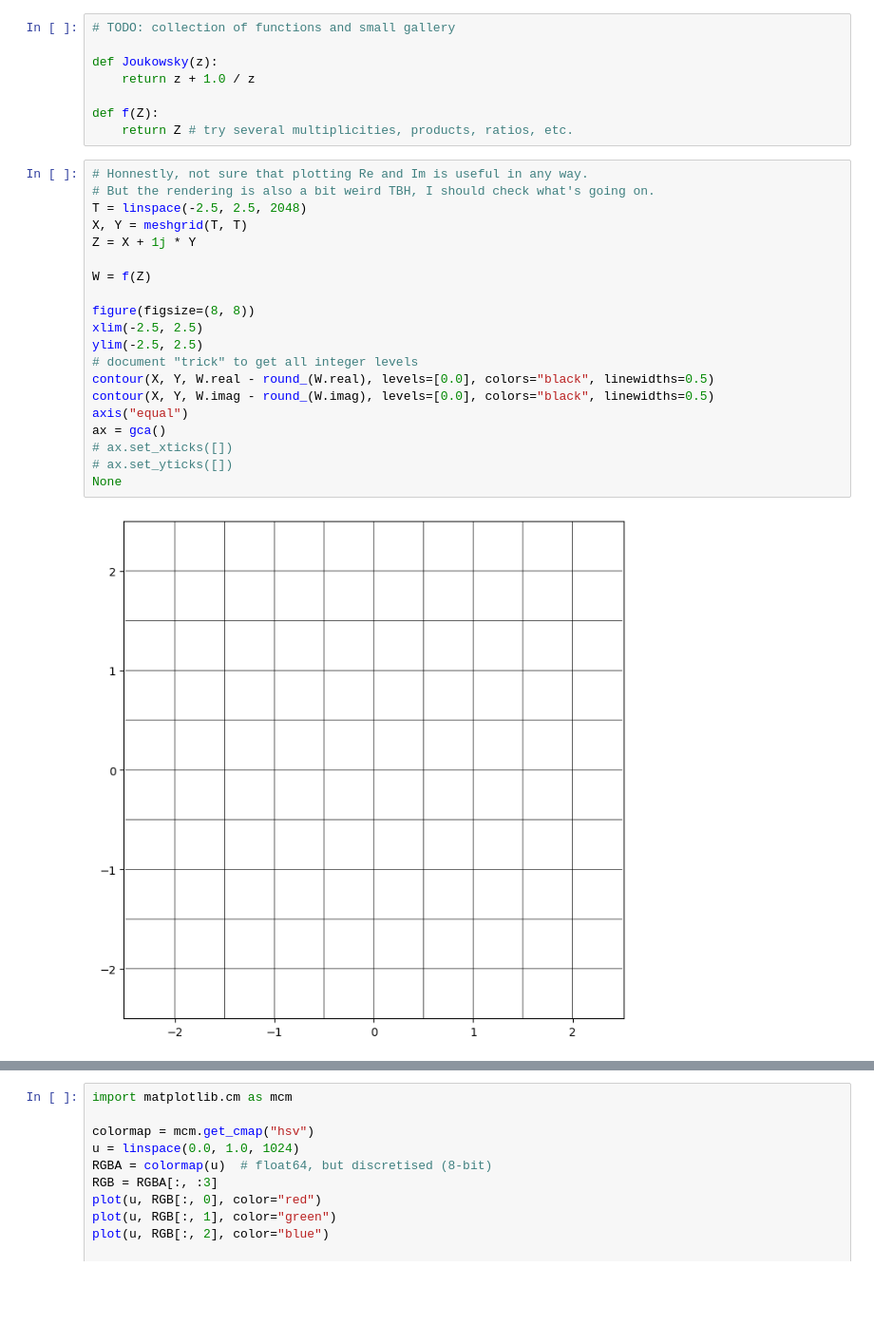
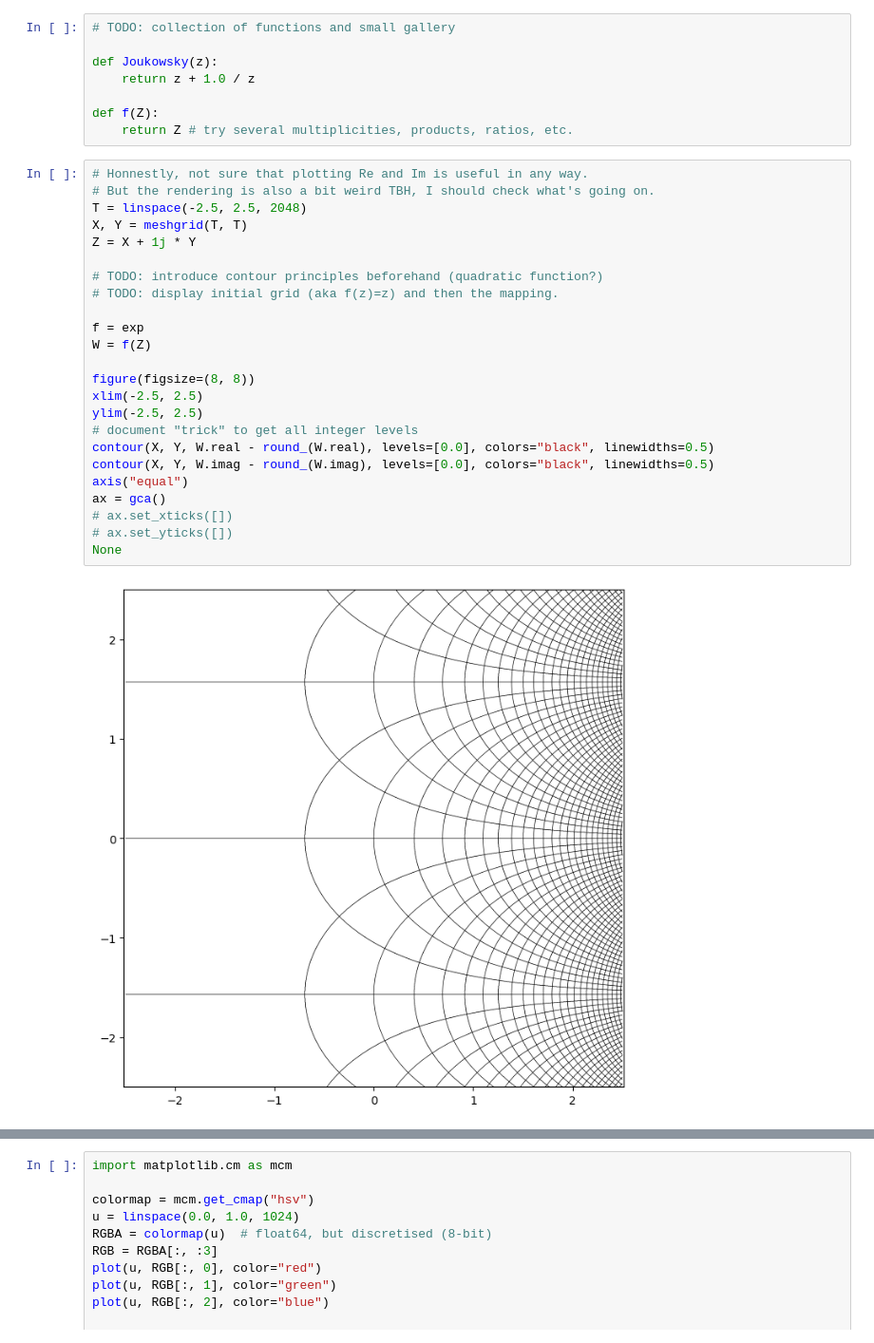
Before and after one commit to boisgera/visualization-of-analytic-functions, a Jupyter notebook: Domain Coloring.ipynb, the cells around one changed output, grey strips where cells are left out. Shown at 95% size. Cells and saved outputs as stored; diff of their text form; blank space fills up the shorter version.

```diff
--- a/Domain Coloring.ipynb
+++ b/Domain Coloring.ipynb
@@ -143,25 +287,29 @@ def f(Z):
 # %%
 # Honnestly, not sure that plotting Re and Im is useful in any way.
 # But the rendering is also a bit weird TBH, I should check what's going on.
 T = linspace(-2.5, 2.5, 2048)
 X, Y = meshgrid(T, T)
 Z = X + 1j * Y
 
+# TODO: introduce contour principles beforehand (quadratic function?)
+# TODO: display initial grid (aka f(z)=z) and then the mapping.
+
+f = exp
 W = f(Z)
 
 figure(figsize=(8, 8))
 xlim(-2.5, 2.5)
 ylim(-2.5, 2.5)
 # document "trick" to get all integer levels
 contour(X, Y, W.real - round_(W.real), levels=[0.0], colors="black", linewidths=0.5)
 contour(X, Y, W.imag - round_(W.imag), levels=[0.0], colors="black", linewidths=0.5)
 axis("equal")
 ax = gca()
 # ax.set_xticks([])
 # ax.set_yticks([])
 None
 # %% [output]
-[figure, old version]
+[figure, new version]
 # %%
 T = linspace(-2.5, 2.5, 2048)
 X, Y = meshgrid(T, T)
```
Also changed, not shown: parts of 27 cells of this notebook.
